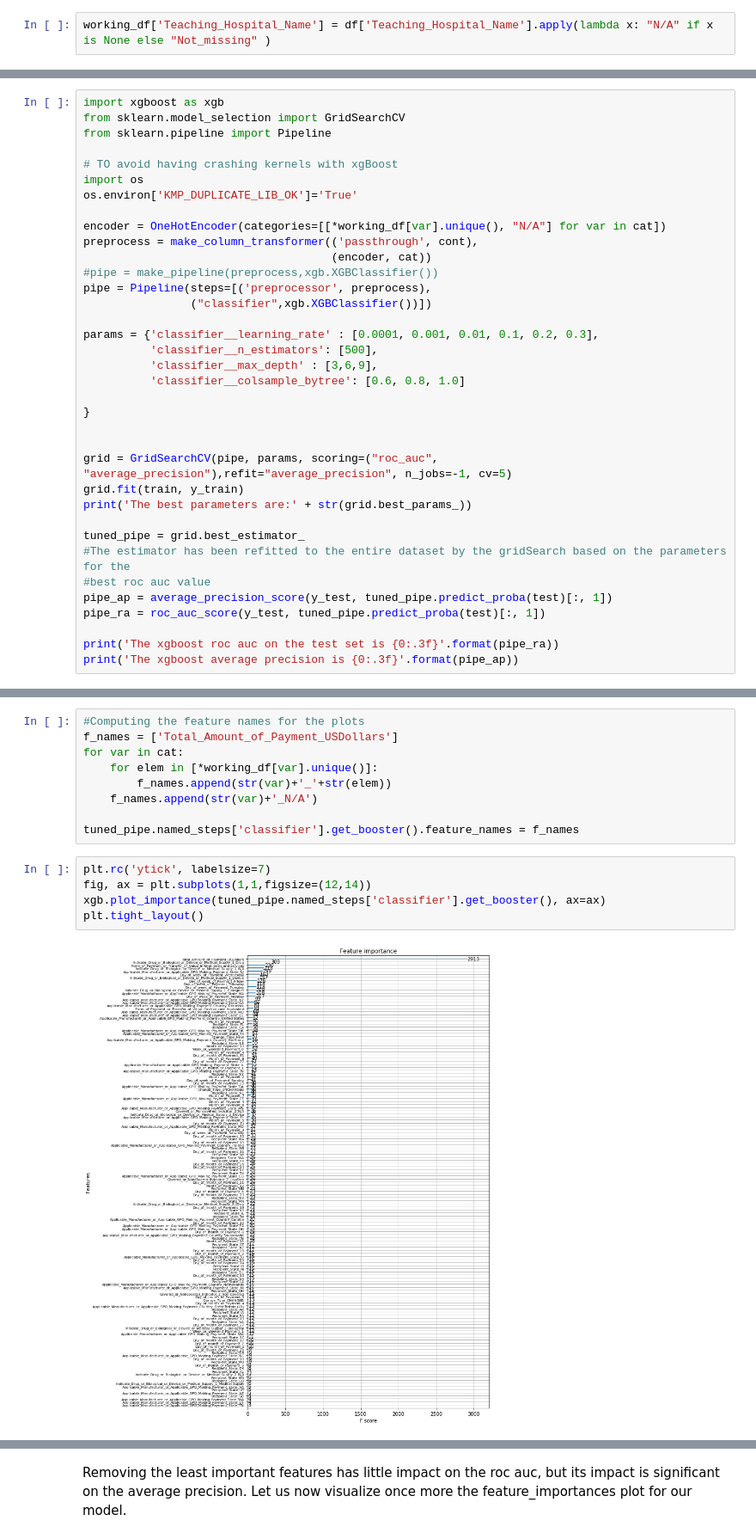
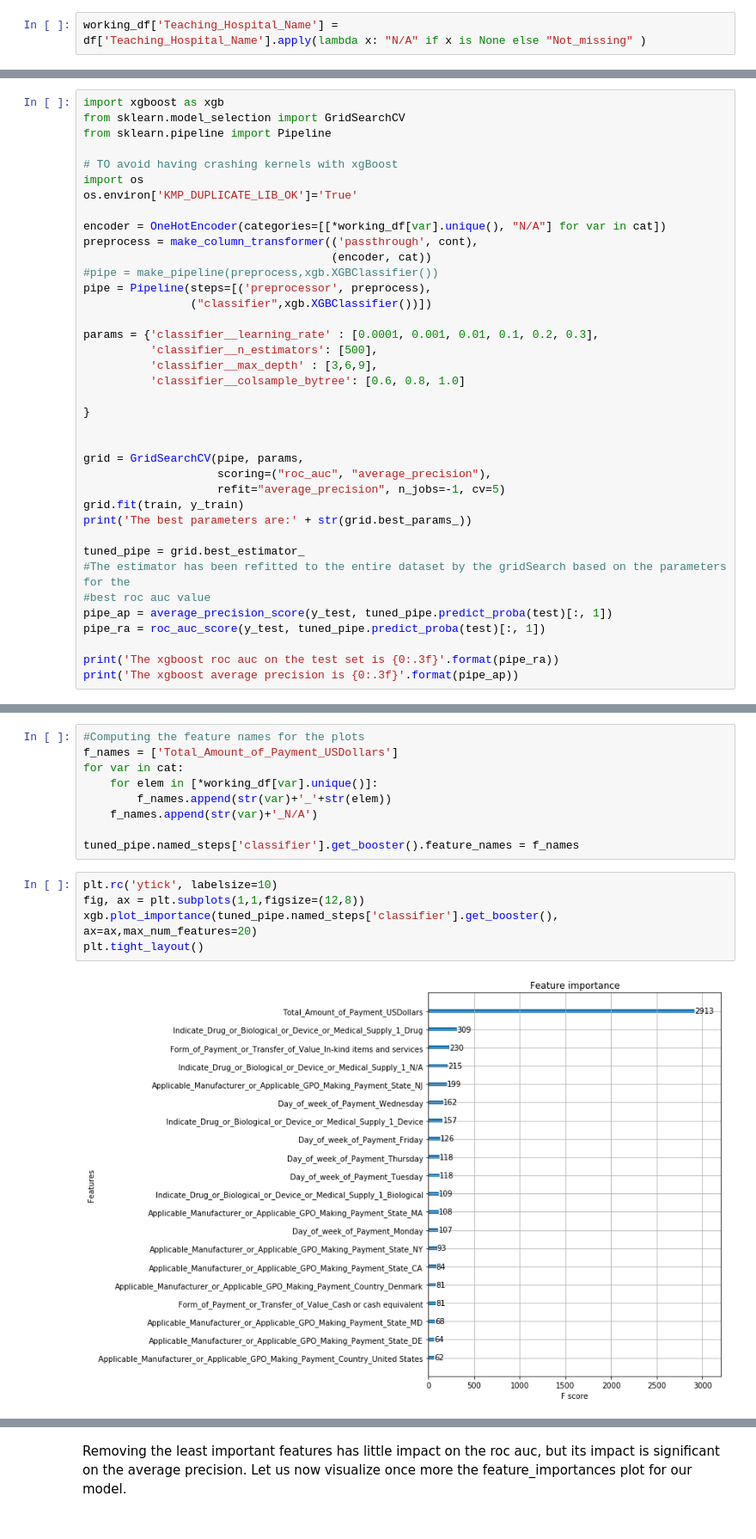
Before and after one commit to aml-spring-19/Research-Grant-Classification, a Jupyter notebook: new_notebook.ipynb, the cells around one changed output, grey strips where cells are left out. Shown: that part at 86% size. Saved outputs shown, nothing was run; the diff lists cells and outputs as text.

```diff
--- a/new_notebook.ipynb
+++ b/new_notebook.ipynb
@@ -606,7 +623,8 @@ df.loc[df['is_rch']==1]['Teaching_Hospital_Name'].isna().sum() / df.loc[df['is_r
 # %% [output]
 0.8485
 # %%
-working_df['Teaching_Hospital_Name'] = df['Teaching_Hospital_Name'].apply(lambda x: "N/A" if x is None else "Not_missing" )
+working_df['Teaching_Hospital_Name'] =
+df['Teaching_Hospital_Name'].apply(lambda x: "N/A" if x is None else "Not_missing" )
 # %% [markdown]
 Adding our own features and one more existing feature:
 # %%
@@ -739,7 +761,9 @@ params = {'classifier__learning_rate' : [0.0001, 0.001, 0.01, 0.1, 0.2, 0.3],
 }
 
 
-grid = GridSearchCV(pipe, params, scoring=("roc_auc", "average_precision"),refit="average_precision", n_jobs=-1, cv=5)
+grid = GridSearchCV(pipe, params,
+                    scoring=("roc_auc", "average_precision"),
+                    refit="average_precision", n_jobs=-1, cv=5)
 grid.fit(train, y_train)
 print('The best parameters are:' + str(grid.best_params_))
 
@@ -798,10 +823,10 @@ for var in cat:
 
 tuned_pipe.named_steps['classifier'].get_booster().feature_names = f_names
 # %%
-plt.rc('ytick', labelsize=7)
-fig, ax = plt.subplots(1,1,figsize=(12,14))
-xgb.plot_importance(tuned_pipe.named_steps['classifier'].get_booster(), ax=ax)
+plt.rc('ytick', labelsize=10)
+fig, ax = plt.subplots(1,1,figsize=(12,8))
+xgb.plot_importance(tuned_pipe.named_steps['classifier'].get_booster(), ax=ax,max_num_features=20)
 plt.tight_layout()
 # %% [output]
-[figure, old version]
+[figure, new version]
 # %% [markdown]
```
Also changed, not shown: parts of 24 cells of this notebook, 2 other files.
